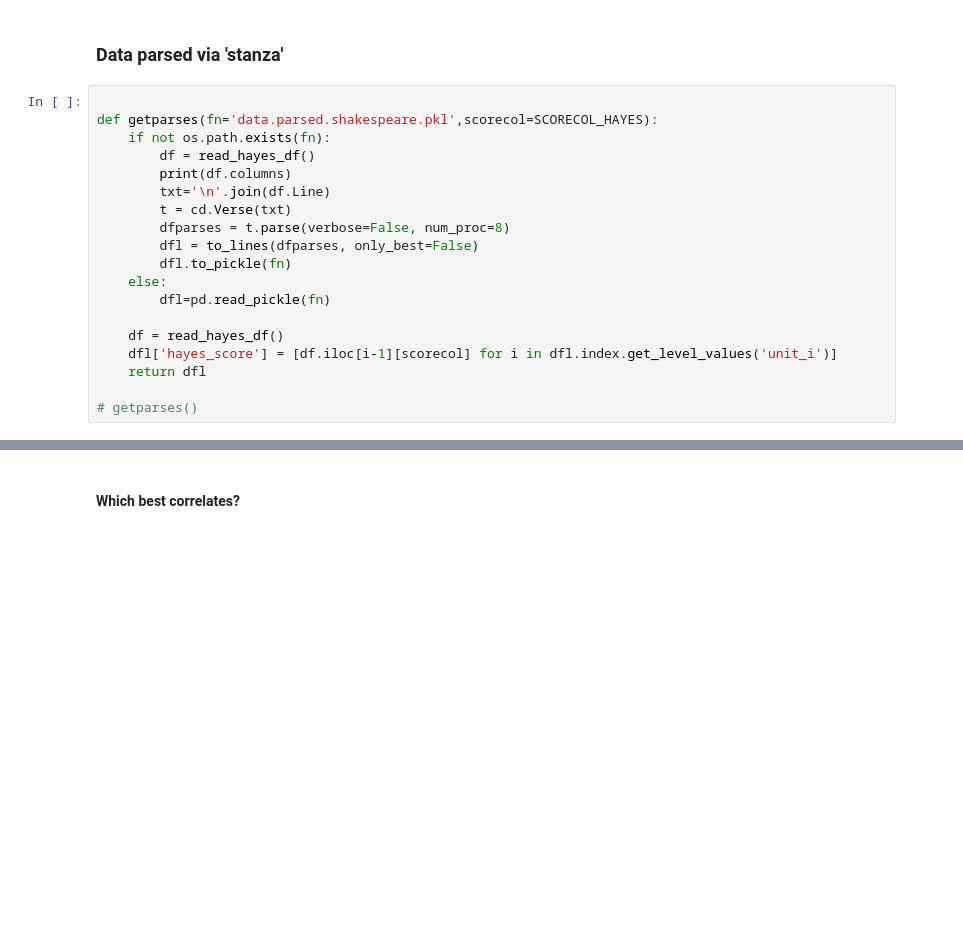
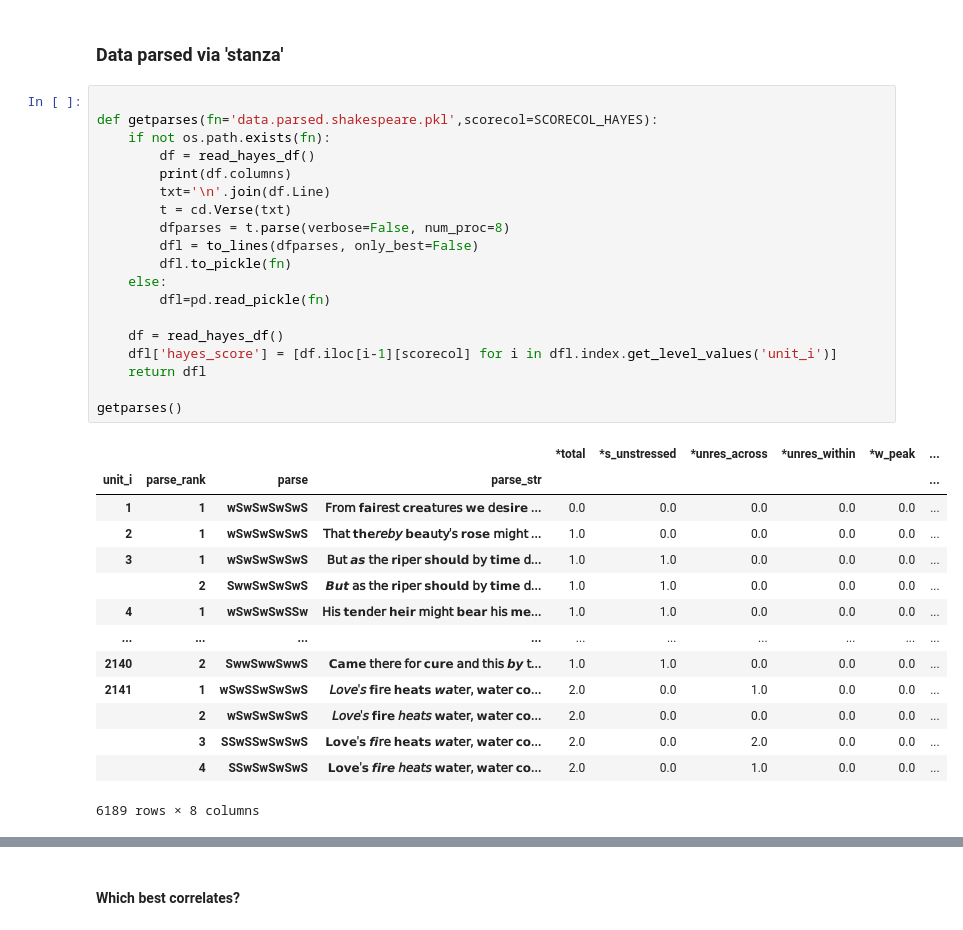
Before and after one commit to quadrismegistus/antimetrical, a Jupyter notebook: Hayes Shakespeare Annotation Correlation Test.ipynb, the cells around one changed output, grey strips where cells are left out. Cells and saved outputs as stored; diff of their text form; blank space fills up the shorter version.

```diff
--- a/Hayes Shakespeare Annotation Correlation Test.ipynb
+++ b/Hayes Shakespeare Annotation Correlation Test.ipynb
@@ -27,22 +43,37 @@ def read_hayes_df():
 # %%
 
 def getparses(fn='data.parsed.shakespeare.pkl',scorecol=SCORECOL_HAYES):
     if not os.path.exists(fn):
         df = read_hayes_df()
         print(df.columns)
         txt='\n'.join(df.Line)
         t = cd.Verse(txt)
         dfparses = t.parse(verbose=False, num_proc=8)
         dfl = to_lines(dfparses, only_best=False)
         dfl.to_pickle(fn)
     else:
         dfl=pd.read_pickle(fn)
 
     df = read_hayes_df()
     dfl['hayes_score'] = [df.iloc[i-1][scorecol] for i in dfl.index.get_level_values('unit_i')]
     return dfl
 
-# getparses()
+getparses()
+# %% [output]
+|  |  |  |  | *total | *s_unstressed | *unres_across | *unres_within | *w_peak | ... |
+| unit_i | parse_rank | parse | parse_str |  |  |  |  |  | ... |
+| 1 | 1 | wSwSwSwSwS | 𝖥𝗋𝗈𝗆 𝗳𝗮𝗶𝗋𝖾𝗌𝗍 𝗰𝗿𝗲𝗮𝗍𝗎𝗋𝖾𝗌 𝘄𝗲 𝖽𝖾𝘀𝗶𝗿𝗲 ... | 0.0 | 0.0 | 0.0 | 0.0 | 0.0 | ... |
+| 2 | 1 | wSwSwSwSwS | 𝖳𝗁𝖺𝗍 𝘁𝗵𝗲𝘳𝘦𝘣𝘺 𝗯𝗲𝗮𝗎𝗍𝗒'𝗌 𝗿𝗼𝘀𝗲 𝗆𝗂𝗀𝗁𝗍 ... | 1.0 | 0.0 | 0.0 | 0.0 | 0.0 | ... |
+| 3 | 1 | wSwSwSwSwS | 𝖡𝗎𝗍 𝙖𝙨 𝗍𝗁𝖾 𝗿𝗶𝗉𝖾𝗋 𝘀𝗵𝗼𝘂𝗹𝗱 𝖻𝗒 𝘁𝗶𝗺𝗲 𝖽... | 1.0 | 1.0 | 0.0 | 0.0 | 0.0 | ... |
+|  | 2 | SwwSwSwSwS | 𝘽𝙪𝙩 𝖺𝗌 𝗍𝗁𝖾 𝗿𝗶𝗉𝖾𝗋 𝘀𝗵𝗼𝘂𝗹𝗱 𝖻𝗒 𝘁𝗶𝗺𝗲 𝖽... | 1.0 | 1.0 | 0.0 | 0.0 | 0.0 | ... |
+| 4 | 1 | wSwSwSwSSw | 𝖧𝗂𝗌 𝘁𝗲𝗻𝖽𝖾𝗋 𝗵𝗲𝗶𝗿 𝗆𝗂𝗀𝗁𝗍 𝗯𝗲𝗮𝗿 𝗁𝗂𝗌 𝗺𝗲... | 1.0 | 1.0 | 0.0 | 0.0 | 0.0 | ... |
+| ... | ... | ... | ... | ... | ... | ... | ... | ... | ... |
+| 2140 | 2 | SwwSwwSwwS | 𝗖𝗮𝗺𝗲 𝗍𝗁𝖾𝗋𝖾 𝖿𝗈𝗋 𝗰𝘂𝗿𝗲 𝖺𝗇𝖽 𝗍𝗁𝗂𝗌 𝙗𝙮 𝗍... | 1.0 | 1.0 | 0.0 | 0.0 | 0.0 | ... |
+| 2141 | 1 | wSwSSwSwSwS | 𝘓𝘰𝘷𝘦'𝘴 𝗳𝗶𝗋𝖾 𝗵𝗲𝗮𝘁𝘀 𝙬𝙖𝗍𝖾𝗋, 𝘄𝗮𝗍𝖾𝗋 𝗰𝗼... | 2.0 | 0.0 | 1.0 | 0.0 | 0.0 | ... |
+|  | 2 | wSwSwSwSwS | 𝘓𝘰𝘷𝘦'𝘴 𝗳𝗶𝗿𝗲 𝘩𝘦𝘢𝘵𝘴 𝘄𝗮𝗍𝖾𝗋, 𝘄𝗮𝗍𝖾𝗋 𝗰𝗼... | 2.0 | 0.0 | 0.0 | 0.0 | 0.0 | ... |
+|  | 3 | SSwSSwSwSwS | 𝗟𝗼𝘃𝗲'𝘀 𝙛𝙞𝗋𝖾 𝗵𝗲𝗮𝘁𝘀 𝙬𝙖𝗍𝖾𝗋, 𝘄𝗮𝗍𝖾𝗋 𝗰𝗼... | 2.0 | 0.0 | 2.0 | 0.0 | 0.0 | ... |
+|  | 4 | SSwSwSwSwS | 𝗟𝗼𝘃𝗲'𝘀 𝙛𝙞𝙧𝙚 𝘩𝘦𝘢𝘵𝘴 𝘄𝗮𝗍𝖾𝗋, 𝘄𝗮𝗍𝖾𝗋 𝗰𝗼... | 2.0 | 0.0 | 1.0 | 0.0 | 0.0 | ... |
+6189 rows × 8 columns
 # %%
 def getparses_stats():
     dfl = getparses()
```
Also changed, not shown: parts of 15 cells of this notebook.
